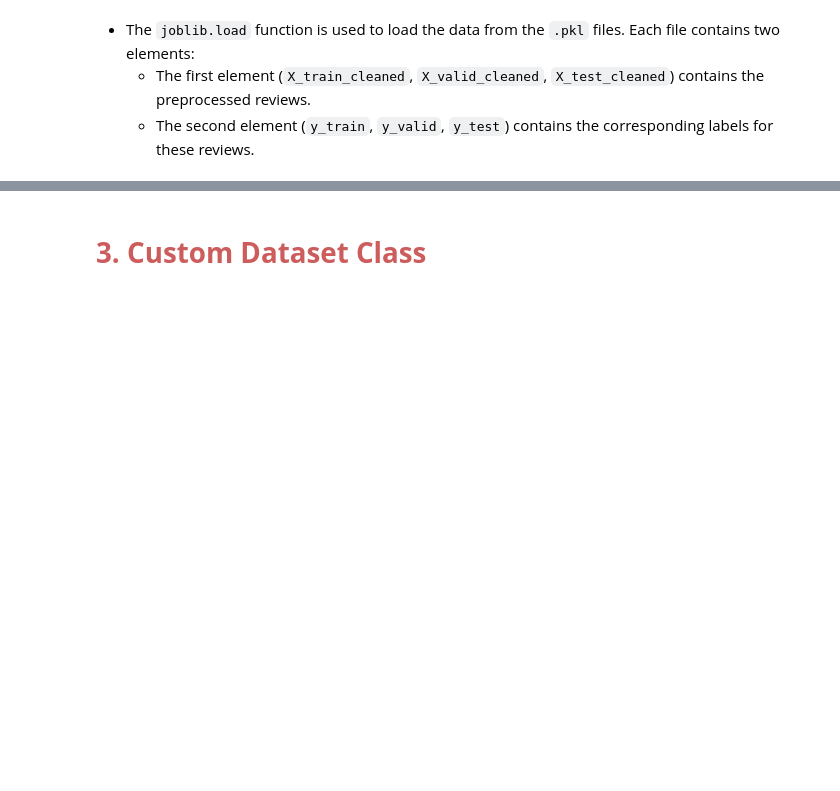
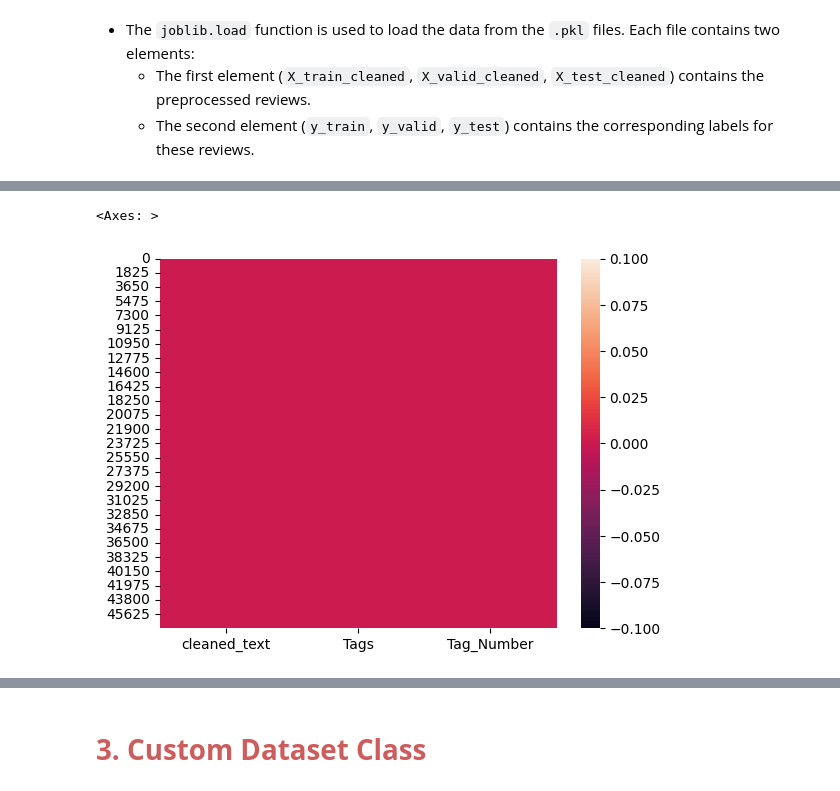
Before and after one commit to harikrishnad1997/BUAN_6342_Applied_Natural_Language_Processing, a Jupyter notebook: HW/Harikrishna_Dev_HW_4A.ipynb, the cells around one changed output, grey strips where cells are left out. Cells and saved outputs as stored; diff of their text form; code cells hidden in the pictures; blank space fills up the shorter version.

```diff
--- a/HW/Harikrishna_Dev_HW_4A.ipynb
+++ b/HW/Harikrishna_Dev_HW_4A.ipynb
@@ -158,0 +165,6 @@ data.head()
+# %%
+import seaborn as sns
+sns.heatmap(data.isnull())
+# %% [output]
+<Axes: >
+[figure, added]
```
Also changed, not shown: parts of 30 cells of this notebook, 1 other file.
